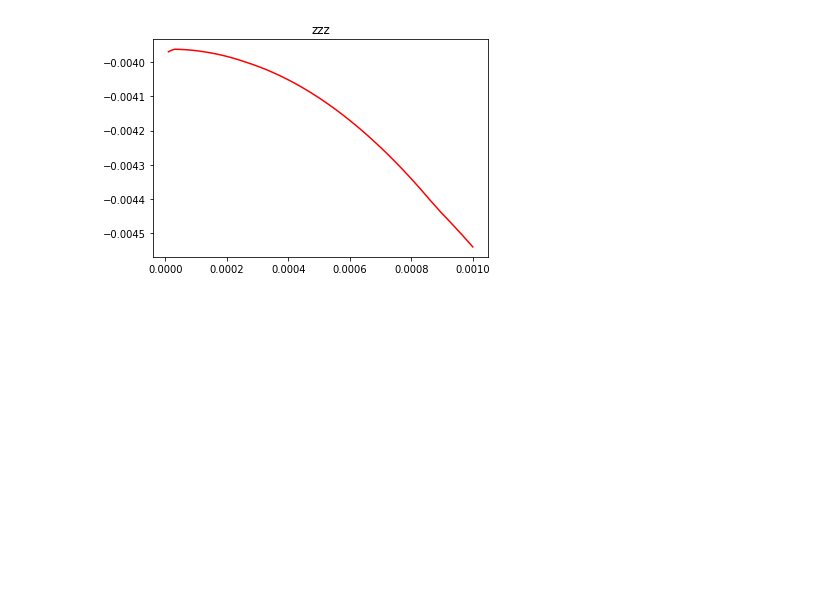
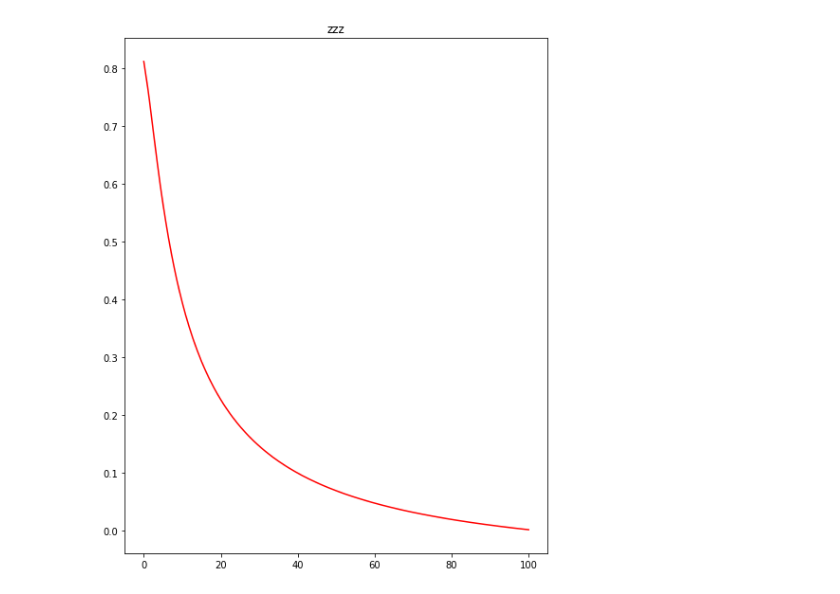
Before and after one commit to kimjungwow/MAS480-Mathematical-Foundation-for-Artifical-Intelligence, a Jupyter notebook: graduateAdmission.ipynb, the cells around one changed output. Saved outputs shown, nothing was run; the diff lists cells and outputs as text; code cells hidden in the pictures; blank space fills up the shorter version.

```diff
--- a/graduateAdmission.ipynb
+++ b/graduateAdmission.ipynb
@@ -74,0 +150,14 @@ dict_keys(['explained_variance', 'r2', 'max_error', 'neg_median_absolute_error',
+# %%
+reg = LassoCV(cv=5)#, normalize=True)
+reg.fit(X, y)
+print("Best alpha using built-in LassoCV: %f" % reg.alpha_)
+print("Best score using built-in LassoCV: %f" %reg.score(X,y))
+coef = pd.Series(reg.coef_, index = colnames)
+
+print("Lasso picked " + str(sum(coef != 0)) + " variables and eliminated the other " +  str(sum(coef == 0)) + " variables")
+
+imp_coef = coef.sort_values()
+mpl.rcParams['figure.figsize'] = (8.0, 10.0)
+imp_coef.plot(kind = "barh")
+plt.title("Feature importance using Lasso Model")
+plt.show()
@@ -75,49 +171,44 @@ dict_keys(['explained_variance', 'r2', 'max_error', 'neg_median_absolute_error',
 # %%
-df_train_drop = df_train_ori.drop('ChanceofAdmit',1)
-X = df_train_drop.values
-y = df_train_ori.ChanceofAdmit.values
-#print(X)
-X_normalized = preprocessing.normalize(X, norm='l2')
-#X_normalized = preprocessing.normalize(X, norm='l2')
-#print(X_normalized)
+
 colnames = df_train_drop.columns
 kf = KFold(n_splits=5)
-#kf.get_n_splits(X)
-print(kf)
 alpha_value=0.00001
-max_score=0
+max_score=-1
 max_score_alpha=0
 alpha_valueArr = np.array([])
 scoreArr = np.array([])
-while alpha_value<0.007:
-    scaler = StandardScaler()
-
-
-
-    clf = Lasso(alpha=alpha_value,normalize=True)
-
-    scores=cross_val_score(clf,X,y,scoring='neg_mean_squared_error',cv=kf)
-
-    if max_score>np.mean(scores):
+index=0
+result_coef = np.ndarray(shape=(df_train_drop.shape[1],10000), dtype=float)
+alphas = np.logspace(-5, 2, 400)
+featureArr = np.ones((df_train_drop.shape[1],1))
+for alpha_value in alphas:
+    clf = Ridge(alpha=alpha_value,normalize=True)
+    cv_result=cross_validate(clf,X,y,cv=kf, return_estimator=True)
+    #cv_result=cross_validate(clf,X,y,scoring='neg_mean_squared_error',cv=kf, return_estimator=True)
+    scores = cv_result['test_score']
+    if max_score<np.mean(scores):
         max_score=np.mean(scores)
         max_score_alpha=alpha_value
     alpha_valueArr = np.concatenate((alpha_valueArr, np.array([alpha_value])), axis=0)
     scoreArr = np.concatenate((scoreArr, np.array([np.mean(scores)])), axis=0)
 
     round(alpha_value,5)
-    #print(alpha_value, scores, np.mean(scores))
+    cv_result_es=cv_result['estimator']
+    itercoef=((np.array(cv_result_es[0].coef_))+(np.array(cv_result_es[1].coef_))+(np.array(cv_result_es[2].coef_))+(np.array(cv_result_es[3].coef_))+(np.array(cv_result_es[4].coef_)))/5
+
+    for i in range(7):
+        result_coef[i][index]=itercoef[i]
+        if itercoef[i]!=0:
+            featureArr[i]=alpha_value
     alpha_value += 0.00001
-    #if np.max(scores)<0:
-        #break
+    index+=1
+
+    if np.max(itercoef)==0:
+        break
 
 print('max: ',max_score, max_score_alpha)
-#lasso = Lasso(alpha=max_score_alpha, normalize=True)
+print(np.array(result_coef).shape)
 
-# Fit the regressor to the data
-#lasso.fit(X,y)
-
-#print(lasso.coef_)
-    #print(scores, np.mean(scores))
 clf = LinearRegression()
 scores=cross_val_score(clf,X,y,cv=kf)
 print(np.mean(scores))
@@ -130,7 +221,25 @@ import sys
 #for x in range(df_train_drop.shape[1]):
  #   plt.plot(lambdaArr[firstNonZeroIndex:lastIndex],lassoCoefArr[x][firstNonZeroIndex:lastIndex],colors[x], label=colnames[x])
 plt.title('zzz')
+print(alpha_valueArr.shape[0],scoreArr.shape)
+plt.plot(alpha_valueArr[0:(alpha_valueArr.shape[0])],scoreArr[0:(alpha_valueArr.shape[0])],'r')
+print(np.argmax(scoreArr))
+plt.show()
 
-plt.plot(alpha_valueArr[0:100],scoreArr[0:100],'r')
+#################
+
+plt.title('LASSO Regularization')
+plt.xlabel('lambda')
+plt.ylabel('coefficient')
+colors = ['tab:blue', 'tab:orange', 'tab:green','tab:red','tab:purple','tab:brown','tab:pink','tab:gray','tab:olive','tab:cyan','b', 'g', 'r', 'c', 'm', 'y', 'k']
+for x in range(df_train_drop.shape[1]):
+    plt.plot(alpha_valueArr[0:(alpha_valueArr.shape[0])],result_coef[x][0:(alpha_valueArr.shape[0])],colors[x], label=colnames[x])
+
+plt.legend()
+plt.margins(0.00001)
+#plt.ylim(0,np.mean(lasso.coef_))
 plt.show()
+
+for x in range(df_train_drop.shape[1]):
+    print('Maximum alpha where',colnames[x],' coefficient is nonzero : ',featureArr[x])
 # %% [output]
@@ -141 +252 @@ GRE Score
-[figure, old version]
+[figure, new version]
```
Also changed, not shown: parts of 26 cells of this notebook.
